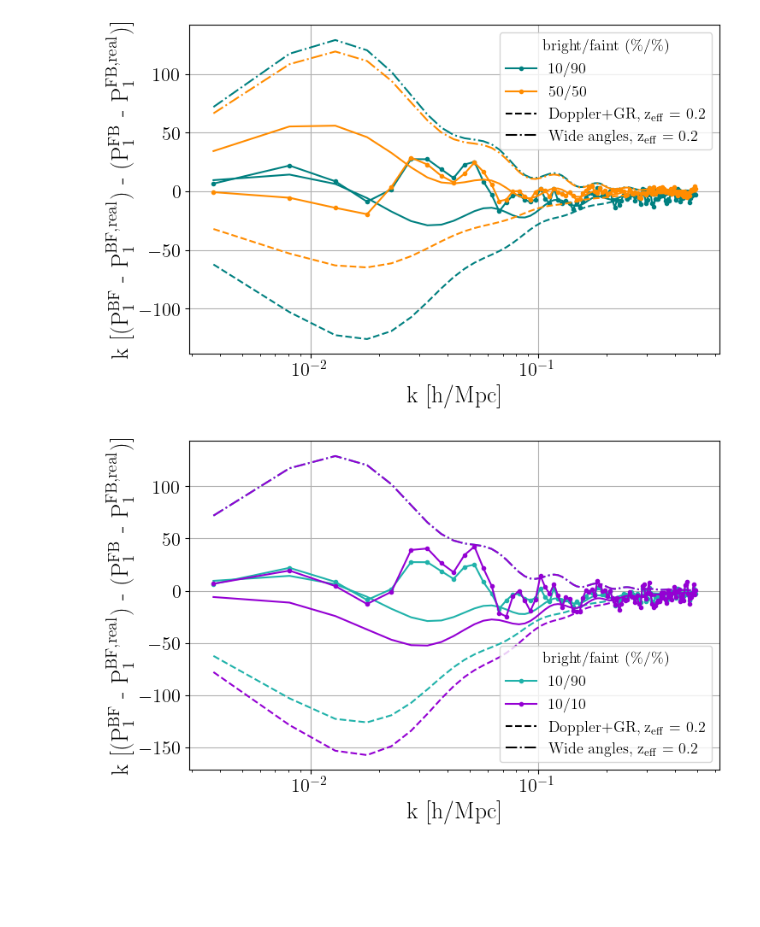
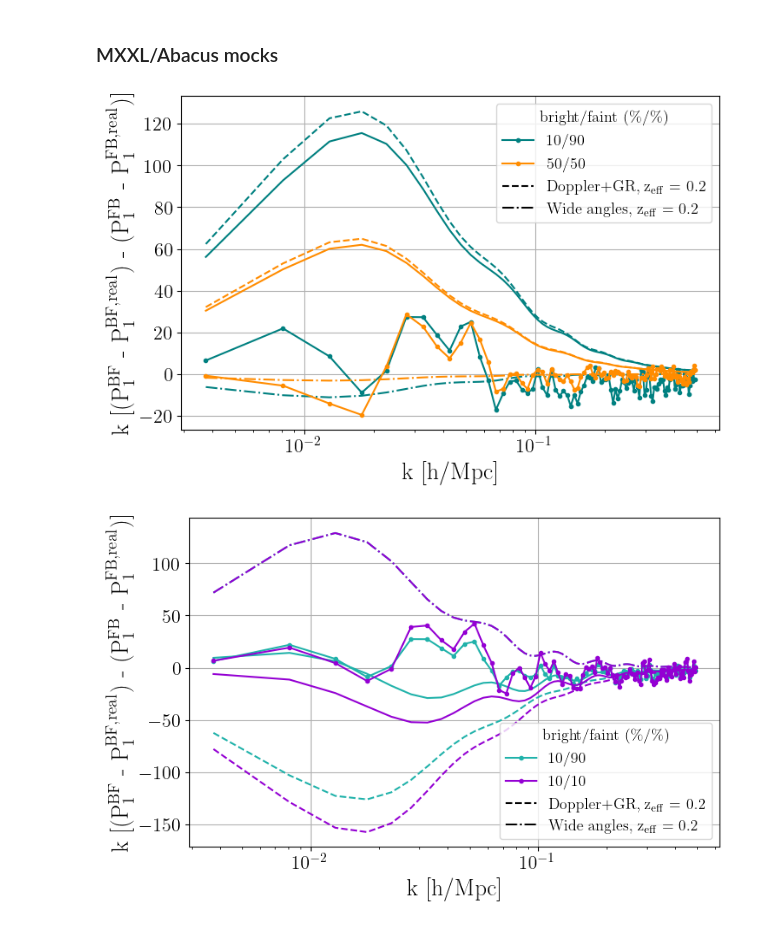
Before and after one commit to JadePiat/Relativistic_effects, a Jupyter notebook: power_spectrum.ipynb, the cells around one changed output. Drawn from its saved outputs; the diff is of its cells as text; code cells hidden in the pictures; blank space fills up the shorter version.

```diff
--- a/power_spectrum.ipynb
+++ b/power_spectrum.ipynb
@@ -19,7 +74,7 @@ from cosmoprimo import *
 # %%
-def dPm(k,z,Pm):
+def dPm(k,Pm):
 
-    Pm = Pm(k,z)
+    Pm = Pm(k,z=0)
     dPm = np.zeros(len(Pm))
     dPm[1:-1] = (Pm[2:]-Pm[0:-2])/(k[2:]-k[0:-2])
     dPm[0] = (Pm[1]-Pm[0])/(k[1]-k[0])
@@ -27,13 +82,14 @@ def dPm(k,z,Pm):
 
     return dPm
 # %%
-def wide_angles(z,k,b,matter_power,dPm):
+def wide_angles(k,z,b,Pm):
 
+    c = 3e5
     D = cosmo.growth_factor(z)
     f = cosmo.growth_rate(z)
     r = cosmo.comoving_distance(z)
 
     Fwa = -(4*f*(7*b+3*f)/(35*r))*D**2
-    B2 = -3*Pm(k,z)/k-dPm(k,z,Pm)
+    B2 = -3*Pm(k,z=0)/k-dPm(k,Pm)
 
     return Fwa*B2
@@ -39,0 +113,4 @@ def wide_angles(z,k,b,matter_power,dPm):
+# %%
+def WA_model_eff(k,z,b_b,b_f,Pm):
+
+    return wide_angles(k,z,b_f,Pm)-wide_angles(k,z,b_b,Pm)
@@ -39,0 +268,13 @@ def wide_angles(z,k,b,matter_power,dPm):
+# %%
+cuts_b = [10,10,50]
+cuts_f = [10,90,50]
+
+z = 0.2
+k = np.arange(0,0.5,0.005)[:-1]+0.005/2
+
+s = np.array([[0.97,0.28],[0.97,0.415],[0.61,0.34]])
+b = np.array([[1.37, 1.06],[1.37,1.06],[1.17,1.01]])
+
+for i, (cb, cf) in enumerate(zip(cuts_b,cuts_f)):
+
+    plot_dipole(1,z,k,s[i,0],s[i,1],b[i],cb,cf)
@@ -40,3 +331,5 @@ def wide_angles(z,k,b,matter_power,dPm):
+# %% [markdown]
+### MXXL/Abacus mocks
 # %%
 from matplotlib.lines import Line2D
 
@@ -74,43 +367,43 @@ for i, [cut_b, cut_f] in enumerate(zip(cuts_b, cuts_f)):
     s = [s_b[i], s_f[i]]
     b = [b_b[i], b_f[i]]
 
-    pk1_model = model(k,z,s,b)
+    pk1_model = 2*model(k,z,s,b)
     P_tot = (pk1_BF-pk1_real_BF)-(pk1_FB-pk1_real_FB)
-    Pwa = wide_angles(z,k,b_f[i],Pm,dPm)+wide_angles(z,k,b_b[i],Pm,dPm)
+    Pwa = wide_angles(z,k,b_f[i],Pm)-wide_angles(z,k,b_b[i],Pm)
 
     #data = np.zeros((len(k),7))
     #data[:,0] = k
     #data[:,1] = k_real
     #data[:,2] = pk1_BF
     #data[:,3] = pk1_real_BF
     #data[:,4] = pk1_FB
     #data[:,5] = pk1_real_FB
     #data[:,6] = P_tot
     #
     #if cut_f == 90:
     #    np.savetxt('dipole_B10_F90.txt', data)
     #
     #if cut_f == 10:
     #    np.savetxt('dipole_B10_F10.txt', data)
 
-    plt.plot(k,k*P_tot,marker='.',label=f'{cut_b}/{cut_f}',color=colors[i])
-    plt.plot(k, -2*k*pk1_model, ls = '--', color=colors[i])
+    plt.plot(k, k*P_tot,marker='.',label=f'{cut_b}/{cut_f}',color=colors[i])
+    plt.plot(k, k*pk1_model, ls = '--', color=colors[i])
     plt.plot(k, k*Pwa, ls = '-.', color=colors[i])
-    plt.plot(k, k*(Pwa-2*pk1_model), ls = '-', color=colors[i])
+    plt.plot(k, k*(Pwa+pk1_model), ls = '-', color=colors[i])
 
 line = Line2D([0], [0], label=r'Doppler+GR, z$_{\rm eff}$ = 0.2', color='k', ls='--')
 line1 = Line2D([0], [0], label=r'Wide angles, z$_{\rm eff}$ = 0.2', color='k', ls='-.')
 handles, labels = plt.gca().get_legend_handles_labels()
 handles.extend([line,line1])
 
 plt.ylabel(r'k [(P$\rm_1^{BF}$ - P$\rm^{BF,real}_1$) - (P$\rm_1^{FB}$ - P$\rm^{FB,real}_1$)]',fontsize=20)
 plt.xlabel('k [h/Mpc]', fontsize=20)
 plt.xscale('log')
 plt.grid()
 plt.legend(handles=handles, fontsize=13,title='bright/faint (\%/\%)',title_fontsize=13)
 plt.savefig('/global/homes/j/jpiat/Relativistic_effects/figures/dipole.pdf',bbox_inches='tight');
 # %% [output]
-[figure, old version]
+[figure, new version]
 # %%
 from matplotlib.lines import Line2D
 
```
Also changed, not shown: parts of 13 cells of this notebook, 19 other files.
